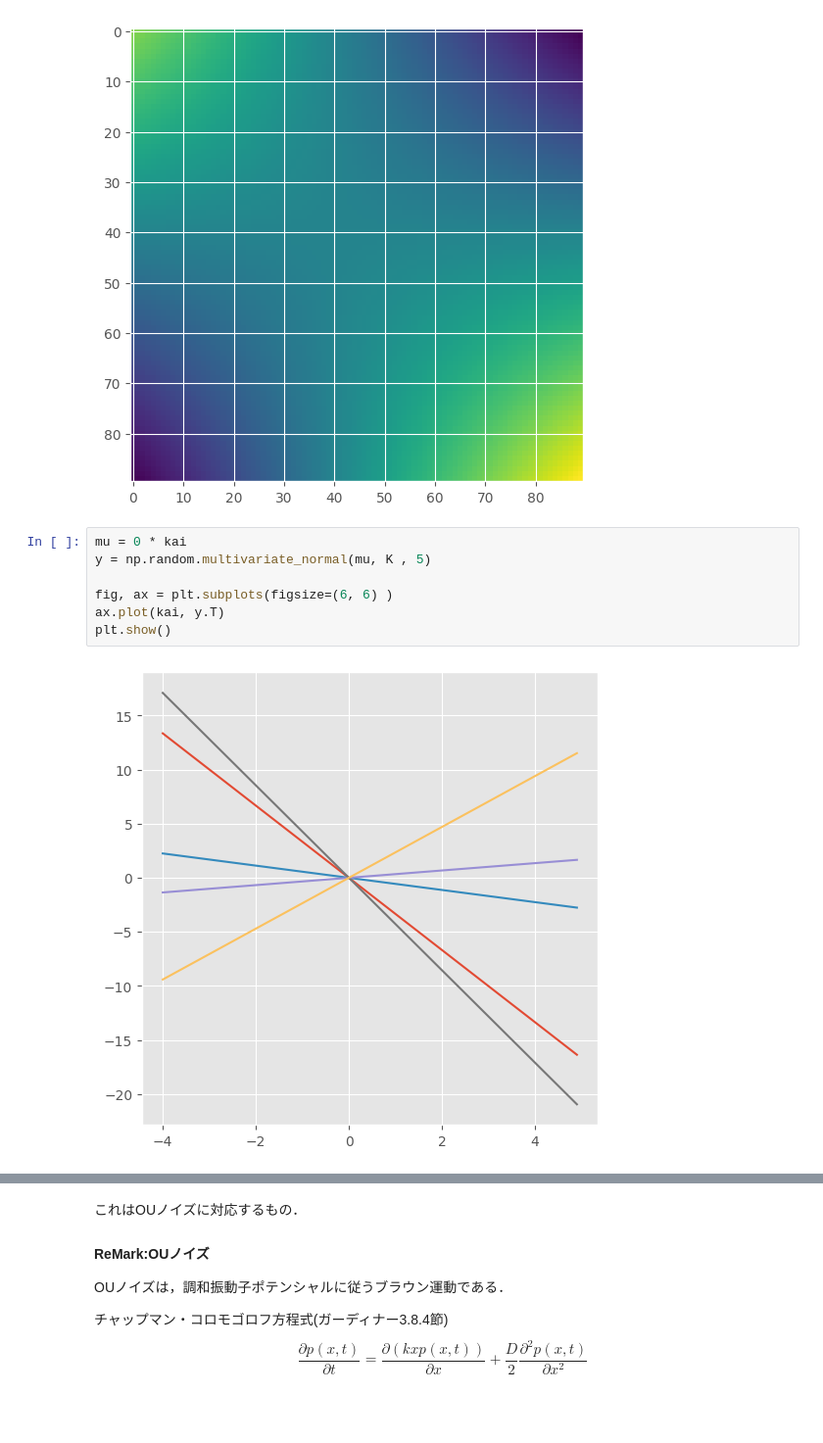
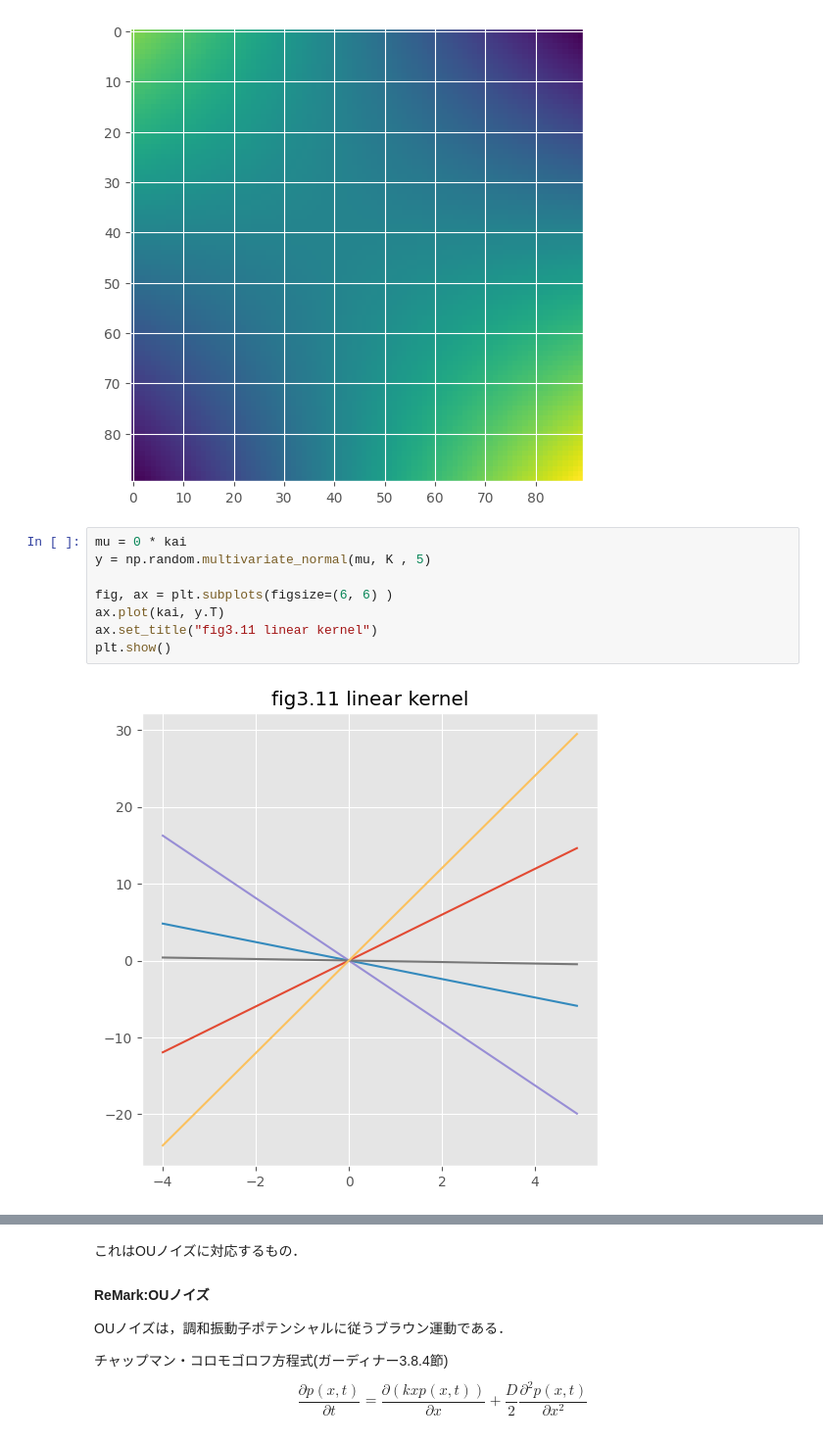
Before and after one commit to LABO-M/Gaussian_process, a Jupyter notebook: Gaussian_Process_Chapter3.ipynb, the cells around one changed output, grey strips where cells are left out. Shown at 98% size. Saved outputs shown, nothing was run; the diff lists cells and outputs as text; blank space fills up the shorter version.

```diff
--- a/Gaussian_Process_Chapter3.ipynb
+++ b/Gaussian_Process_Chapter3.ipynb
@@ -221,10 +223,11 @@ plt.show()
 # %%
 mu = 0 * kai
 y = np.random.multivariate_normal(mu, K , 5)
 
 fig, ax = plt.subplots(figsize=(6, 6) )
 ax.plot(kai, y.T)
+ax.set_title("fig3.11 linear kernel")
 plt.show()
 # %% [output]
-[figure, old version]
+[figure, new version]
 # %% [markdown]
```
Also changed, not shown: parts of 23 cells of this notebook, 1 other file.
